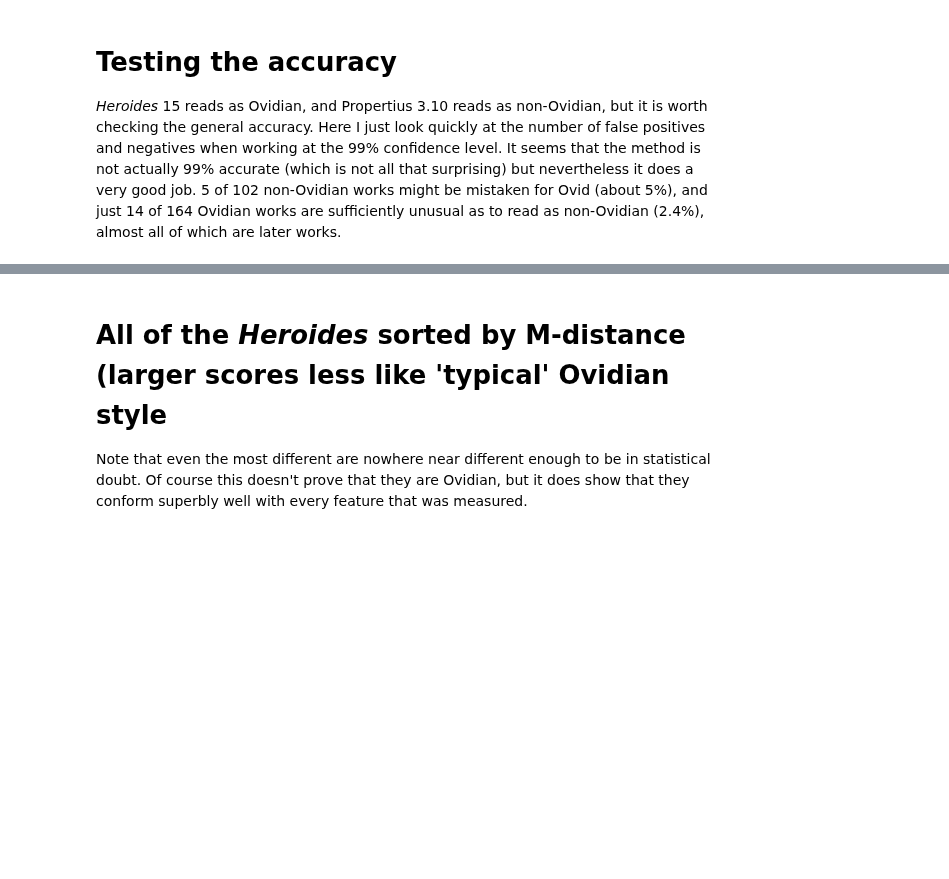
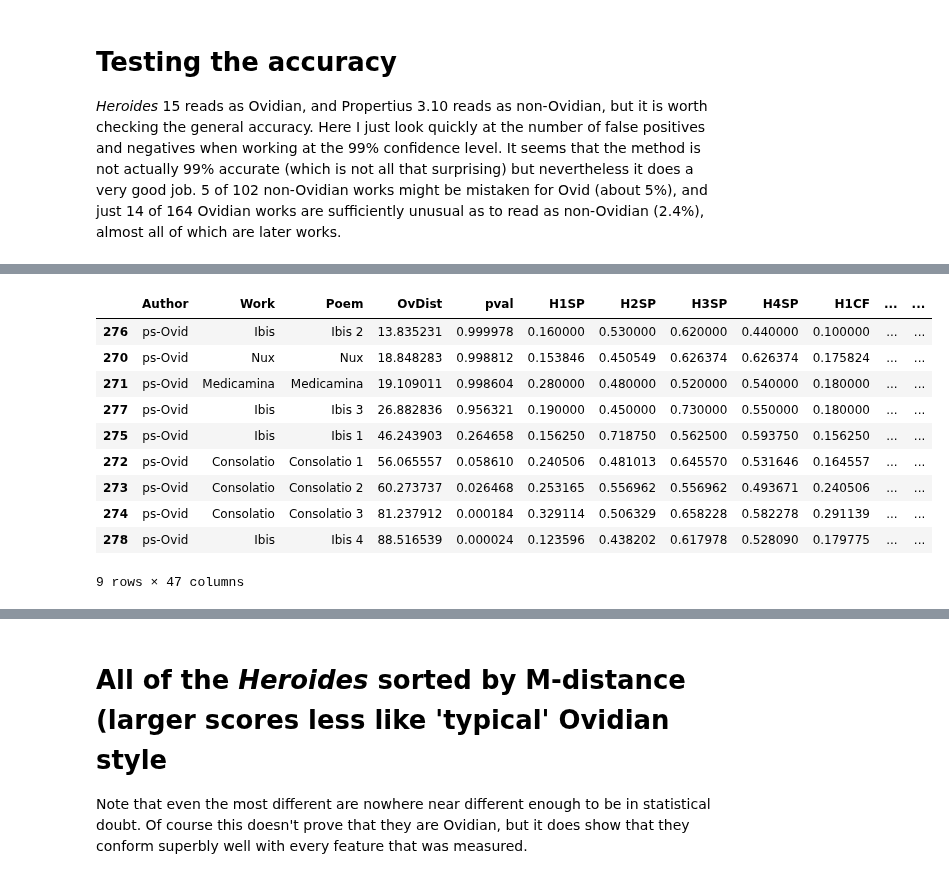
Before and after one commit to bnagy/nux-paper, a Jupyter notebook: repro/eleg_maha.ipynb, the cells around one changed output, grey strips where cells are left out. Saved outputs shown, nothing was run; the diff lists cells and outputs as text; code cells hidden in the pictures; blank space fills up the shorter version.

```diff
--- a/repro/eleg_maha.ipynb
+++ b/repro/eleg_maha.ipynb
@@ -456,3 +240,17 @@ dists[dists.Author != 'Ovid'].sort_values(by='OvDist').query('pval > 0.01')
+# %%
+dists[dists.Author == "ps-Ovid"].sort_values(by="OvDist")
+# %% [output]
+|  | Author | Work | Poem | OvDist | pval | H1SP | H2SP | H3SP | H4SP | H1CF | ... | ... |
+| 276 | ps-Ovid | Ibis | Ibis 2 | 13.835231 | 0.999978 | 0.160000 | 0.530000 | 0.620000 | 0.440000 | 0.100000 | ... | ... |
+| 270 | ps-Ovid | Nux | Nux | 18.848283 | 0.998812 | 0.153846 | 0.450549 | 0.626374 | 0.626374 | 0.175824 | ... | ... |
+| 271 | ps-Ovid | Medicamina | Medicamina | 19.109011 | 0.998604 | 0.280000 | 0.480000 | 0.520000 | 0.540000 | 0.180000 | ... | ... |
+| 277 | ps-Ovid | Ibis | Ibis 3 | 26.882836 | 0.956321 | 0.190000 | 0.450000 | 0.730000 | 0.550000 | 0.180000 | ... | ... |
+| 275 | ps-Ovid | Ibis | Ibis 1 | 46.243903 | 0.264658 | 0.156250 | 0.718750 | 0.562500 | 0.593750 | 0.156250 | ... | ... |
+| 272 | ps-Ovid | Consolatio | Consolatio 1 | 56.065557 | 0.058610 | 0.240506 | 0.481013 | 0.645570 | 0.531646 | 0.164557 | ... | ... |
+| 273 | ps-Ovid | Consolatio | Consolatio 2 | 60.273737 | 0.026468 | 0.253165 | 0.556962 | 0.556962 | 0.493671 | 0.240506 | ... | ... |
+| 274 | ps-Ovid | Consolatio | Consolatio 3 | 81.237912 | 0.000184 | 0.329114 | 0.506329 | 0.658228 | 0.582278 | 0.291139 | ... | ... |
+| 278 | ps-Ovid | Ibis | Ibis 4 | 88.516539 | 0.000024 | 0.123596 | 0.438202 | 0.617978 | 0.528090 | 0.179775 | ... | ... |
+9 rows × 47 columns
 # %%
 # false negatives - Ovidian detected as non-Ovidian
 
```
Also changed, not shown: parts of 46 cells of this notebook.
